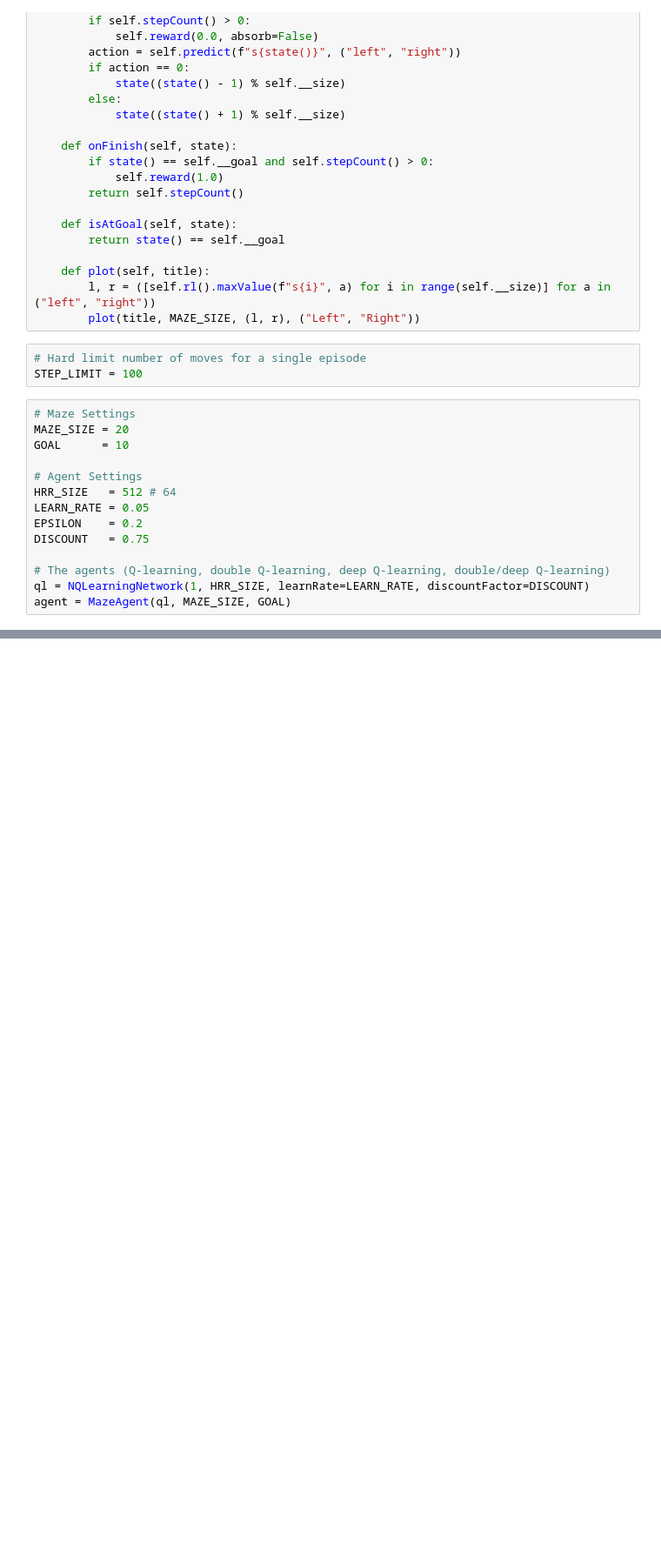
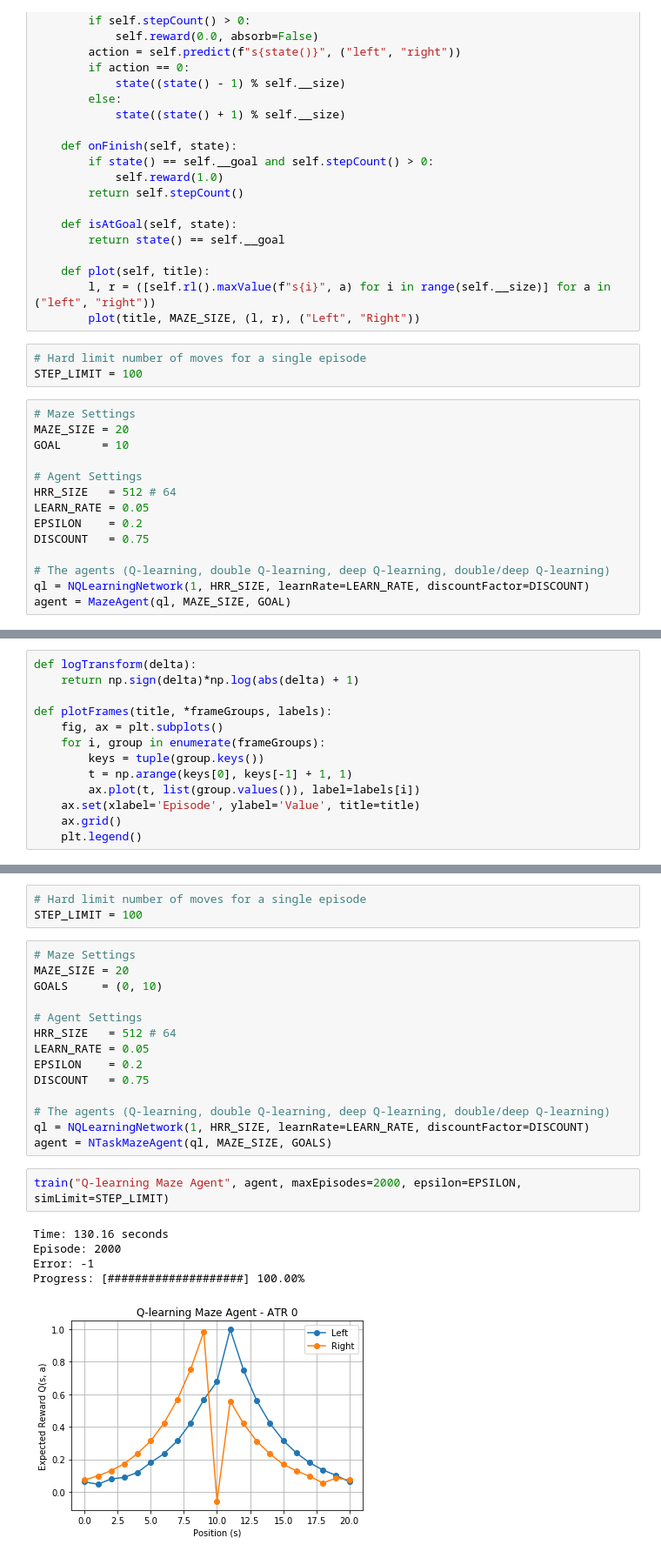
Before and after one commit to SirDavidLudwig/nTask, a Jupyter notebook: 1D Maze.ipynb, the cells around one changed output, grey strips where cells are left out. Shown: that part at 87% size. Drawn from its saved outputs; the diff is of its cells as text; blank space fills up the shorter version.

```diff
--- a/1D Maze.ipynb
+++ b/1D Maze.ipynb
@@ -69,0 +75,13 @@ Progress: [########------------] 42.10%
+# %%
+def logTransform(delta):
+    return np.sign(delta)*np.log(abs(delta) + 1)
+
+def plotFrames(title, *frameGroups, labels):
+    fig, ax = plt.subplots()
+    for i, group in enumerate(frameGroups):
+        keys = tuple(group.keys())
+        t = np.arange(keys[0], keys[-1] + 1, 1)
+        ax.plot(t, list(group.values()), label=labels[i])
+    ax.set(xlabel='Episode', ylabel='Value', title=title)
+    ax.grid()
+    plt.legend()
@@ -69,0 +184,25 @@ Progress: [########------------] 42.10%
+# %%
+# Hard limit number of moves for a single episode
+STEP_LIMIT = 100
+# %%
+# Maze Settings
+MAZE_SIZE = 20
+GOALS     = (0, 10)
+
+# Agent Settings
+HRR_SIZE   = 512 # 64
+LEARN_RATE = 0.05
+EPSILON    = 0.2
+DISCOUNT   = 0.75
+
+# The agents (Q-learning, double Q-learning, deep Q-learning, double/deep Q-learning)
+ql = NQLearningNetwork(1, HRR_SIZE, learnRate=LEARN_RATE, discountFactor=DISCOUNT)
+agent = NTaskMazeAgent(ql, MAZE_SIZE, GOALS)
+# %%
+train("Q-learning Maze Agent", agent, maxEpisodes=2000, epsilon=EPSILON, simLimit=STEP_LIMIT)
+# %% [output]
+Time: 130.16 seconds
+Episode: 2000
+Error: -1
+Progress: [####################] 100.00%
+[figure, added]
```
Also changed, not shown: parts of 6 cells of this notebook, 4 other files.
